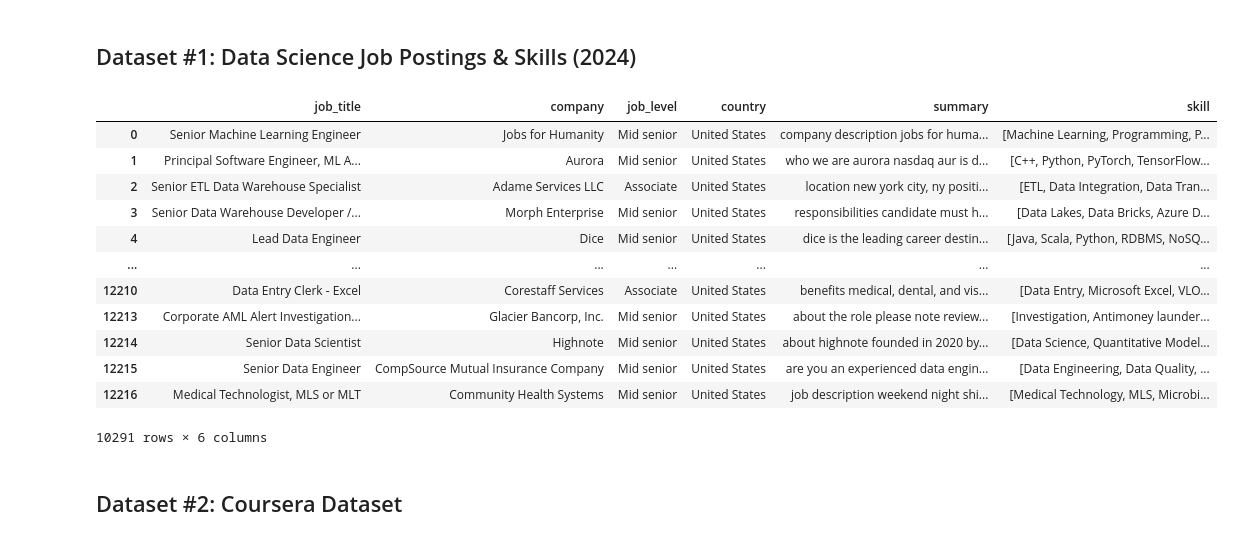
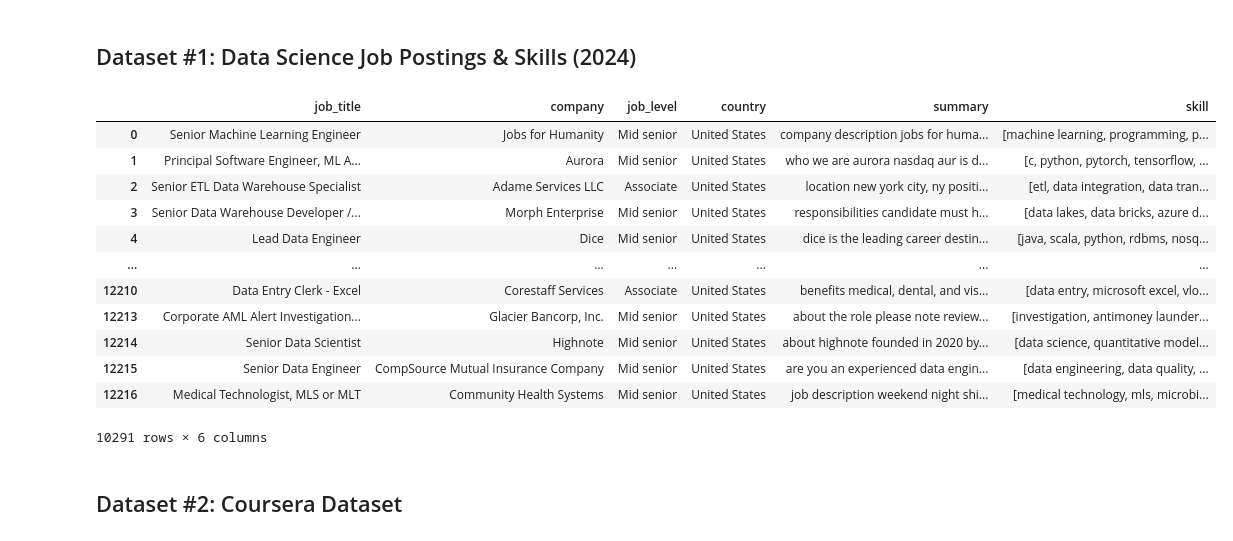
Before and after one commit to charvishukla/linkedIn-job-skills-coursera-analysis, a Jupyter notebook: EDACheckpoint_Group050_WI24.ipynb, the cells around one changed output. Saved outputs shown, nothing was run; the diff lists cells and outputs as text; code cells hidden in the pictures.

Commit message:
Wrote a clean skill function to standardize the skills lists.

```diff
--- a/EDACheckpoint_Group050_WI24.ipynb
+++ b/EDACheckpoint_Group050_WI24.ipynb
@@ -162,44 +162,59 @@ jobs_data = jobs_data[jobs_data['search_country'] == 'United States']
 
 # look for null rows and drop them
 null_rows = jobs_data[jobs_data.isnull().any(axis=1)]
 jobs_data.dropna()
 
 # the jon_link column was only required for merging. Drop after merging is done
 jobs_data = jobs_data.drop('job_link', axis=1)
 
 # change column names
 jobs_data.columns = ['job_title', 'company', 'job_level', 'country', 'summary', 'skill']
 
 # CLEANING THE 'SKILL' COLUMN
 jobs_data['skill'] = jobs_data['skill'].str.split(', ')
 
+# Define the cleaning function to apply to each skill
+def clean_skill_name(skill):
+    skill_cleaned = re.sub(r'[^a-zA-Z0-9\s]', '', skill)  # Remove special characters
+    skill_cleaned = skill_cleaned.lower()                # Convert to lowercase
+    skill_cleaned = skill_cleaned.strip()                # Remove trailing whitespace
+    return skill_cleaned
+
+# Apply the cleaning function to each skill in each list in the 'skill' column
+jobs_data['skill'] = jobs_data['skill'].apply(
+    lambda skills: [clean_skill_name(skill)                  # for every skill in list , (not the entire list)
+                    for skill in skills]
+                        if isinstance(skills, list)          # Handling the case for an empty list
+                            else [])
+
+
 # CLEANING THE "SUMMARY COLUMN"
 def standardize_summary(summary):
     # Convert to lowercase
     summary = summary.lower()
     # Replace new lines and tabs with a space
     summary = re.sub(r'\n', ' ', summary)
     summary = re.sub(r'\t', ' ', summary)
     # Remove special characters (keeping only letters, numbers, and basic punctuation)
     summary = re.sub(r'[^a-zA-Z0-9 .,!?;]', '', summary)
     return summary
 # Applying the standardization
 jobs_data['summary'] = jobs_data['summary'].apply(standardize_summary)
 
 jobs_data
 # %% [output]
 |  | job_title | company | job_level | country | summary | skill |
-| 0 | Senior Machine Learning Engineer | Jobs for Humanity | Mid senior | United States | company description jobs for huma... | [Machine Learning, Programming, P... |
-| 1 | Principal Software Engineer, ML A... | Aurora | Mid senior | United States | who we are aurora nasdaq aur is d... | [C++, Python, PyTorch, TensorFlow... |
-| 2 | Senior ETL Data Warehouse Specialist | Adame Services LLC | Associate | United States | location new york city, ny positi... | [ETL, Data Integration, Data Tran... |
-| 3 | Senior Data Warehouse Developer /... | Morph Enterprise | Mid senior | United States | responsibilities candidate must h... | [Data Lakes, Data Bricks, Azure D... |
-| 4 | Lead Data Engineer | Dice | Mid senior | United States | dice is the leading career destin... | [Java, Scala, Python, RDBMS, NoSQ... |
+| 0 | Senior Machine Learning Engineer | Jobs for Humanity | Mid senior | United States | company description jobs for huma... | [machine learning, programming, p... |
+| 1 | Principal Software Engineer, ML A... | Aurora | Mid senior | United States | who we are aurora nasdaq aur is d... | [c, python, pytorch, tensorflow, ... |
+| 2 | Senior ETL Data Warehouse Specialist | Adame Services LLC | Associate | United States | location new york city, ny positi... | [etl, data integration, data tran... |
+| 3 | Senior Data Warehouse Developer /... | Morph Enterprise | Mid senior | United States | responsibilities candidate must h... | [data lakes, data bricks, azure d... |
+| 4 | Lead Data Engineer | Dice | Mid senior | United States | dice is the leading career destin... | [java, scala, python, rdbms, nosq... |
 | ... | ... | ... | ... | ... | ... | ... |
-| 12210 | Data Entry Clerk - Excel | Corestaff Services | Associate | United States | benefits medical, dental, and vis... | [Data Entry, Microsoft Excel, VLO... |
-| 12213 | Corporate AML Alert Investigation... | Glacier Bancorp, Inc. | Mid senior | United States | about the role please note review... | [Investigation, Antimoney launder... |
-| 12214 | Senior Data Scientist | Highnote | Mid senior | United States | about highnote founded in 2020 by... | [Data Science, Quantitative Model... |
-| 12215 | Senior Data Engineer | CompSource Mutual Insurance Company | Mid senior | United States | are you an experienced data engin... | [Data Engineering, Data Quality, ... |
-| 12216 | Medical Technologist, MLS or MLT | Community Health Systems | Mid senior | United States | job description weekend night shi... | [Medical Technology, MLS, Microbi... |
+| 12210 | Data Entry Clerk - Excel | Corestaff Services | Associate | United States | benefits medical, dental, and vis... | [data entry, microsoft excel, vlo... |
+| 12213 | Corporate AML Alert Investigation... | Glacier Bancorp, Inc. | Mid senior | United States | about the role please note review... | [investigation, antimoney launder... |
+| 12214 | Senior Data Scientist | Highnote | Mid senior | United States | about highnote founded in 2020 by... | [data science, quantitative model... |
+| 12215 | Senior Data Engineer | CompSource Mutual Insurance Company | Mid senior | United States | are you an experienced data engin... | [data engineering, data quality, ... |
+| 12216 | Medical Technologist, MLS or MLT | Community Health Systems | Mid senior | United States | job description weekend night shi... | [medical technology, mls, microbi... |
 10291 rows × 6 columns
 # %% [markdown]
 ## Dataset #2: Coursera Dataset
```
Also changed, not shown: parts of 6 cells of this notebook.
